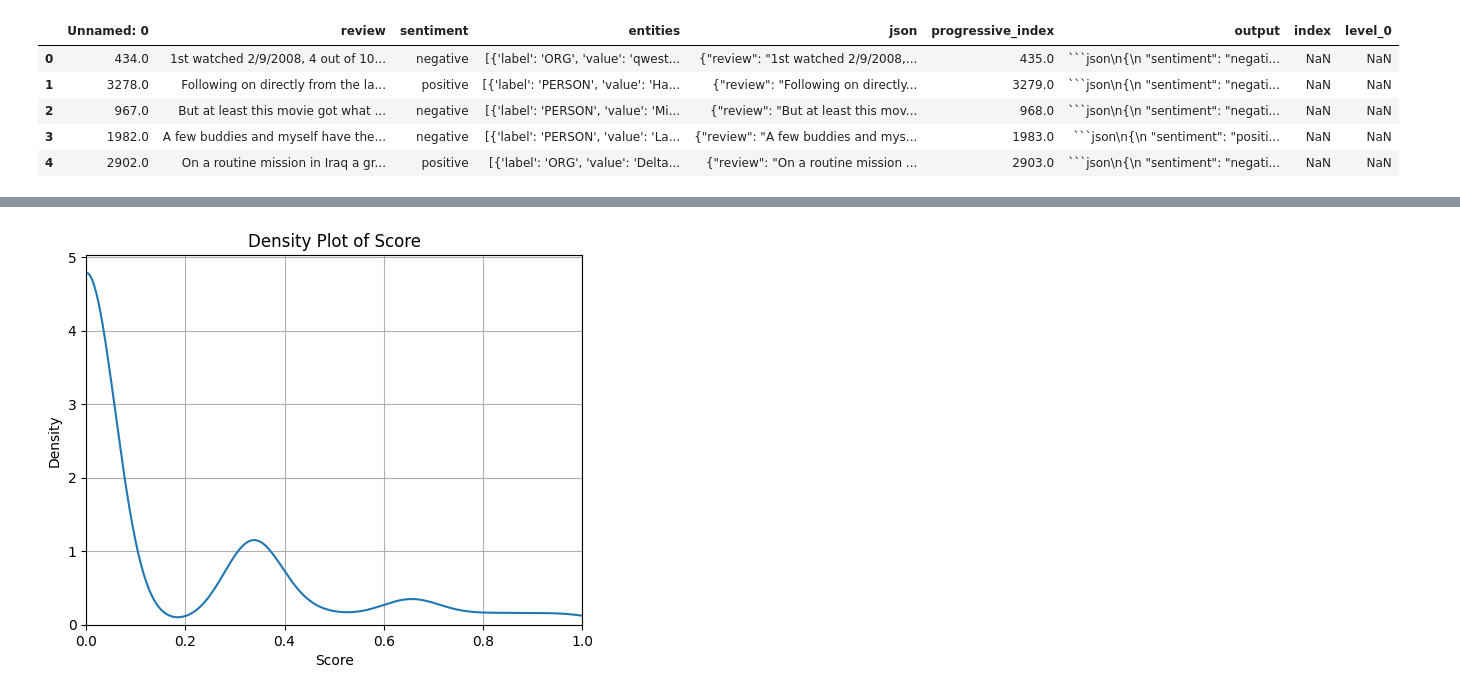
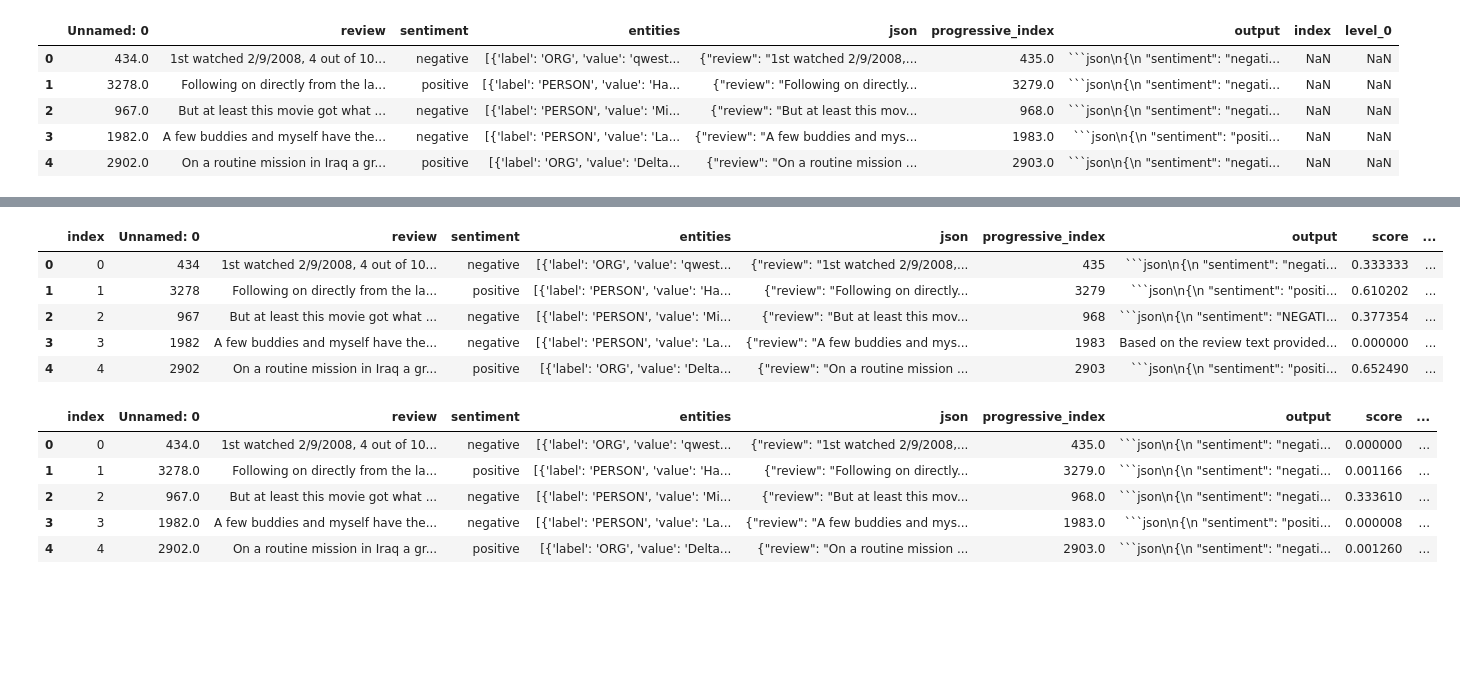
Before and after one commit to gozus19p/Comparative-Analysis-of-Prompt-Strategies-for-LLMs, a Jupyter notebook: notebooks/05. Evaluation.ipynb, the cells around one changed output, grey strips where cells are left out. Drawn from its saved outputs; the diff is of its cells as text; code cells hidden in the pictures; blank space fills up the shorter version.

````diff
--- a/notebooks/05. Evaluation.ipynb
+++ b/notebooks/05. Evaluation.ipynb
@@ -137,13 +151,14 @@ def evaluate(row: pd.DataFrame) -> (dict, float):
 
     return score, sum([review_score, sentiment_score, score["ner_score"]["f1"]]) / 3.0
 # %%
-dataframe["score"] = dataframe.apply(
-    lambda row: evaluate(row)[1], axis=1)
-dataframe["score_detail"] = dataframe.apply(
-    lambda row: evaluate(row)[0], axis=1)
-if "level_0" in dataframe.columns:
-    dataframe.drop(columns=["level_0"], inplace=True)
-if "index" in dataframe.columns:
-    dataframe.drop(columns=["index"], inplace=True)
-dataframe.reset_index(inplace=True)
-dataframe
+def set_score(dataframe: pd.DataFrame) -> pd.DataFrame:
+    dataframe["score"] = dataframe.apply(
+        lambda row: evaluate(row)[1], axis=1)
+    dataframe["score_detail"] = dataframe.apply(
+        lambda row: evaluate(row)[0], axis=1)
+    if "level_0" in dataframe.columns:
+        dataframe.drop(columns=["level_0"], inplace=True)
+    if "index" in dataframe.columns:
+        dataframe.drop(columns=["index"], inplace=True)
+    dataframe.reset_index(inplace=True)
+    return dataframe
@@ -181,19 +164,0 @@ Invalid control character at: line 3 column 480 (char 508)
-# %%
-import matplotlib.pyplot as plt
-
-ax = dataframe["score"].plot(kind="kde")
-
-# Set the x-axis limit to start from 0
-ax.set_xlim(left=0.0, right=1.0)
-ax.set_ylim(bottom=0.0)
-
-# Add labels and title
-plt.xlabel('Score')
-plt.ylabel('Density')
-plt.title('Density Plot of Score')
-plt.grid(True)
-
-# Show the plot
-plt.show()
-# %% [output]
-[figure, removed]
@@ -199,0 +169,18 @@ plt.show()
+# %%
+multi_call_dataframe.head(5)
+# %% [output]
+|  | index | Unnamed: 0 | review | sentiment | entities | json | progressive_index | output | score | ... |
+| 0 | 0 | 434 | 1st watched 2/9/2008, 4 out of 10... | negative | [{'label': 'ORG', 'value': 'qwest... | {"review": "1st watched 2/9/2008,... | 435 | ```json\n{\n "sentiment": "negati... | 0.333333 | ... |
+| 1 | 1 | 3278 | Following on directly from the la... | positive | [{'label': 'PERSON', 'value': 'Ha... | {"review": "Following on directly... | 3279 | ```json\n{\n "sentiment": "positi... | 0.610202 | ... |
+| 2 | 2 | 967 | But at least this movie got what ... | negative | [{'label': 'PERSON', 'value': 'Mi... | {"review": "But at least this mov... | 968 | ```json\n{\n "sentiment": "NEGATI... | 0.377354 | ... |
+| 3 | 3 | 1982 | A few buddies and myself have the... | negative | [{'label': 'PERSON', 'value': 'La... | {"review": "A few buddies and mys... | 1983 | Based on the review text provided... | 0.000000 | ... |
+| 4 | 4 | 2902 | On a routine mission in Iraq a gr... | positive | [{'label': 'ORG', 'value': 'Delta... | {"review": "On a routine mission ... | 2903 | ```json\n{\n "sentiment": "positi... | 0.652490 | ... |
+# %%
+single_call_dataframe.head(5)
+# %% [output]
+|  | index | Unnamed: 0 | review | sentiment | entities | json | progressive_index | output | score | ... |
+| 0 | 0 | 434.0 | 1st watched 2/9/2008, 4 out of 10... | negative | [{'label': 'ORG', 'value': 'qwest... | {"review": "1st watched 2/9/2008,... | 435.0 | ```json\n{\n "sentiment": "negati... | 0.000000 | ... |
+| 1 | 1 | 3278.0 | Following on directly from the la... | positive | [{'label': 'PERSON', 'value': 'Ha... | {"review": "Following on directly... | 3279.0 | ```json\n{\n "sentiment": "negati... | 0.001166 | ... |
+| 2 | 2 | 967.0 | But at least this movie got what ... | negative | [{'label': 'PERSON', 'value': 'Mi... | {"review": "But at least this mov... | 968.0 | ```json\n{\n "sentiment": "negati... | 0.333610 | ... |
+| 3 | 3 | 1982.0 | A few buddies and myself have the... | negative | [{'label': 'PERSON', 'value': 'La... | {"review": "A few buddies and mys... | 1983.0 | ```json\n{\n "sentiment": "positi... | 0.000008 | ... |
+| 4 | 4 | 2902.0 | On a routine mission in Iraq a gr... | positive | [{'label': 'ORG', 'value': 'Delta... | {"review": "On a routine mission ... | 2903.0 | ```json\n{\n "sentiment": "negati... | 0.001260 | ... |
````
Also changed, not shown: parts of 9 cells of this notebook, 6 other files.
